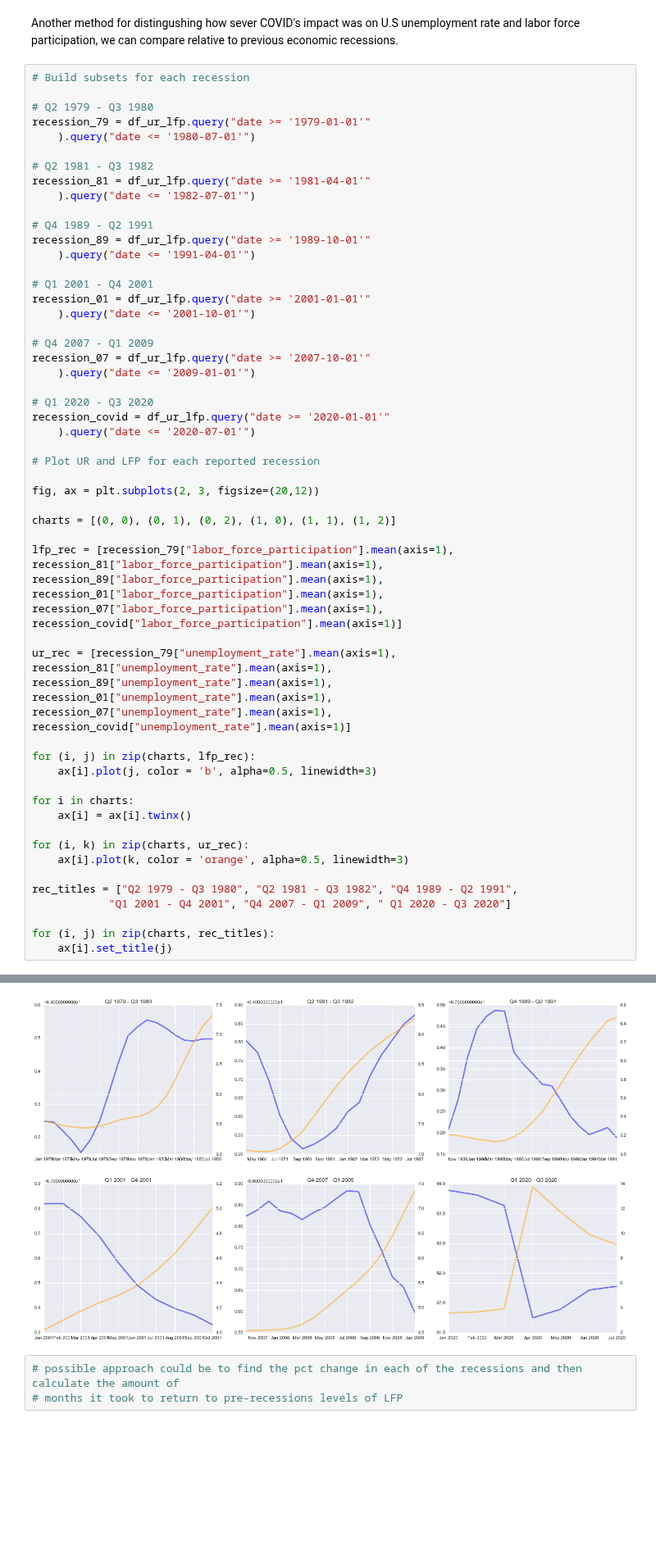
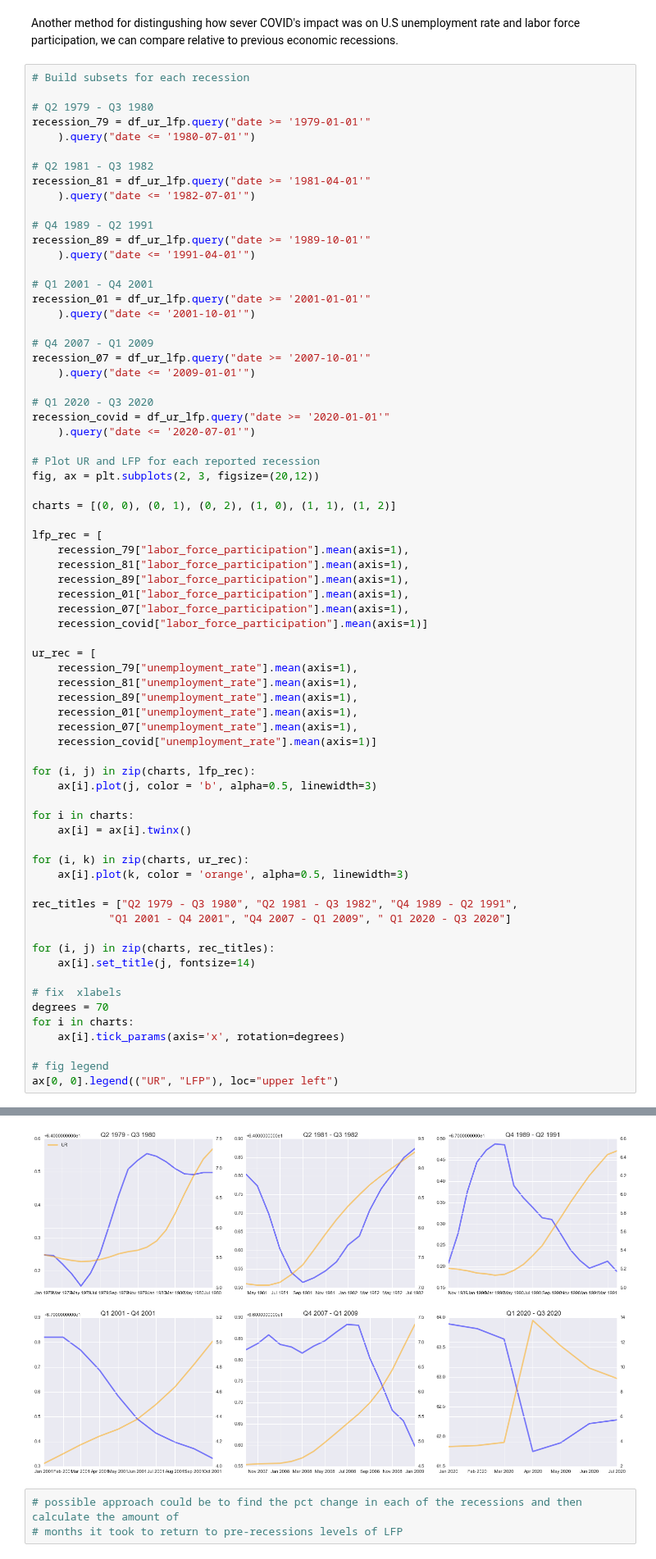
Before and after one commit to vgm236/ferrante_moreira_data_project, a Jupyter notebook: app/ferrante_moreira_project.ipynb, the cells around one changed output, grey strips where cells are left out. Shown at 82% size. Drawn from its saved outputs; the diff is of its cells as text; blank space fills up the shorter version.

Commit message:
recession plots

```diff
--- a/app/ferrante_moreira_project.ipynb
+++ b/app/ferrante_moreira_project.ipynb
@@ -853,24 +853,25 @@ recession_covid = df_ur_lfp.query("date >= '2020-01-01'"
     ).query("date <= '2020-07-01'")
 
 # Plot UR and LFP for each reported recession
-
 fig, ax = plt.subplots(2, 3, figsize=(20,12))
 
 charts = [(0, 0), (0, 1), (0, 2), (1, 0), (1, 1), (1, 2)]
 
-lfp_rec = [recession_79["labor_force_participation"].mean(axis=1),
-recession_81["labor_force_participation"].mean(axis=1),
-recession_89["labor_force_participation"].mean(axis=1),
-recession_01["labor_force_participation"].mean(axis=1),
-recession_07["labor_force_participation"].mean(axis=1),
-recession_covid["labor_force_participation"].mean(axis=1)]
+lfp_rec = [
+    recession_79["labor_force_participation"].mean(axis=1),
+    recession_81["labor_force_participation"].mean(axis=1),
+    recession_89["labor_force_participation"].mean(axis=1),
+    recession_01["labor_force_participation"].mean(axis=1),
+    recession_07["labor_force_participation"].mean(axis=1),
+    recession_covid["labor_force_participation"].mean(axis=1)]
 
-ur_rec = [recession_79["unemployment_rate"].mean(axis=1),
-recession_81["unemployment_rate"].mean(axis=1),
-recession_89["unemployment_rate"].mean(axis=1),
-recession_01["unemployment_rate"].mean(axis=1),
-recession_07["unemployment_rate"].mean(axis=1),
-recession_covid["unemployment_rate"].mean(axis=1)]
+ur_rec = [
+    recession_79["unemployment_rate"].mean(axis=1),
+    recession_81["unemployment_rate"].mean(axis=1),
+    recession_89["unemployment_rate"].mean(axis=1),
+    recession_01["unemployment_rate"].mean(axis=1),
+    recession_07["unemployment_rate"].mean(axis=1),
+    recession_covid["unemployment_rate"].mean(axis=1)]
 
 for (i, j) in zip(charts, lfp_rec):
     ax[i].plot(j, color = 'b', alpha=0.5, linewidth=3)
@@ -885,5 +886,13 @@ rec_titles = ["Q2 1979 - Q3 1980", "Q2 1981 - Q3 1982", "Q4 1989 - Q2 1991",
             "Q1 2001 - Q4 2001", "Q4 2007 - Q1 2009", " Q1 2020 - Q3 2020"]
 
 for (i, j) in zip(charts, rec_titles):
-    ax[i].set_title(j)
+    ax[i].set_title(j, fontsize=14)
+
+# fix  xlabels
+degrees = 70
+for i in charts:
+    ax[i].tick_params(axis='x', rotation=degrees)
+
+# fig legend
+ax[0, 0].legend(("UR", "LFP"), loc="upper left")
 # %% [output]
@@ -890,4 +900,4 @@ for (i, j) in zip(charts, rec_titles):
-[figure, old version]
+[figure, new version]
 # %%
 # possible approach could be to find the pct change in each of the recessions and then calculate the amount of
 # months it took to return to pre-recessions levels of LFP
```
Also changed, not shown: parts of 1 cell of this notebook.
